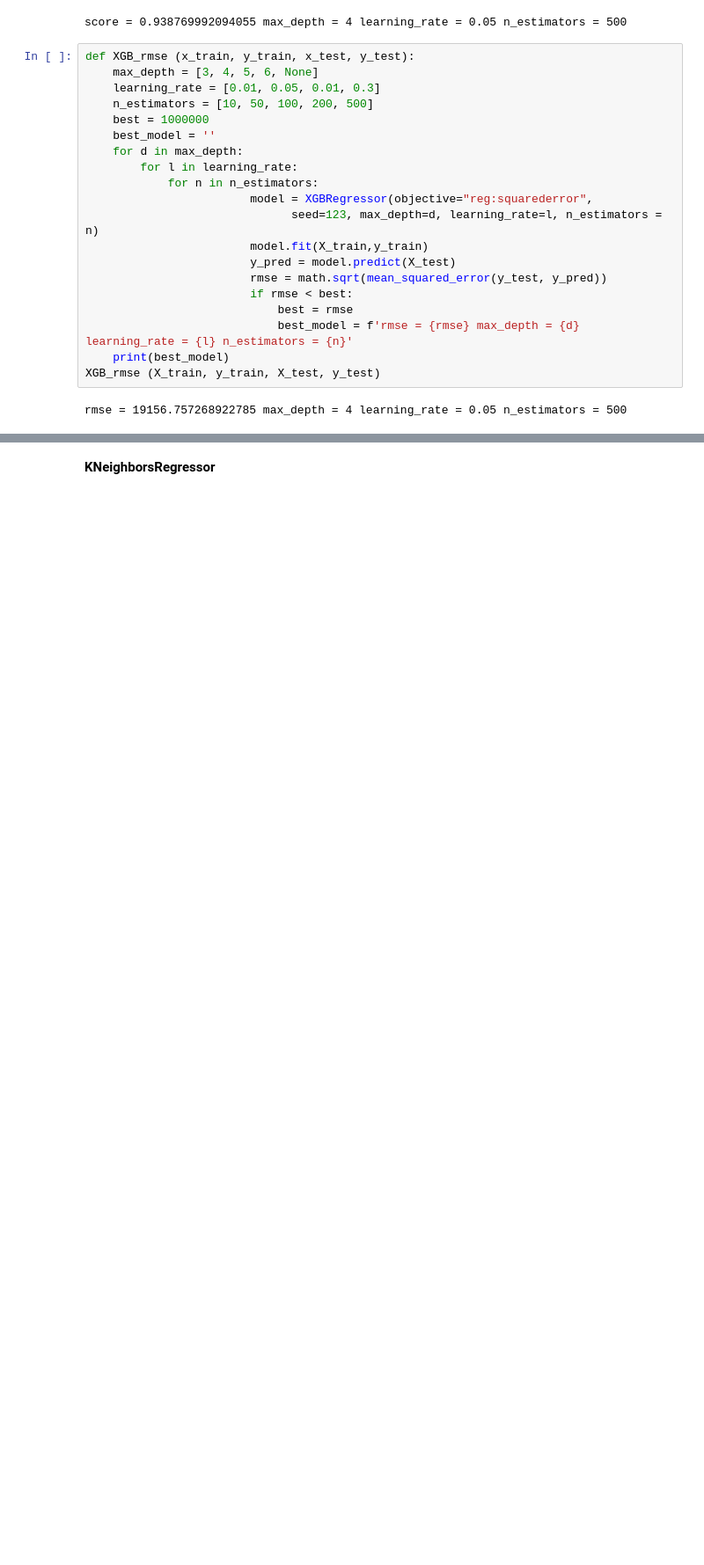
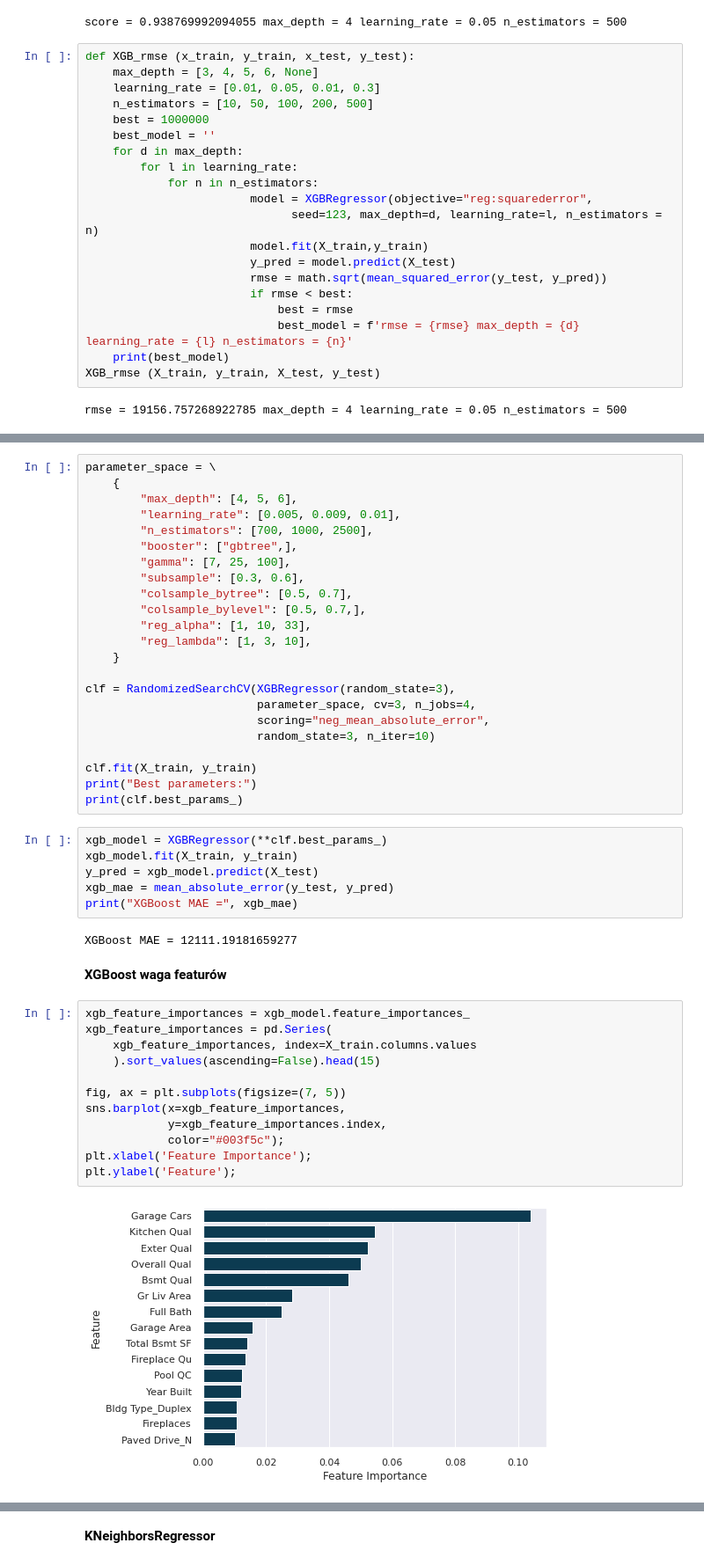
Before and after one commit to infoshareacademy/jdsz5-outdated, a Jupyter notebook: ml/merge_draft.ipynb, the cells around one changed output, grey strips where cells are left out. Shown at 88% size. Drawn from its saved outputs; the diff is of its cells as text; blank space fills up the shorter version.

Commit message:
XGboost and SVR tunning added

```diff
--- a/ml/merge_draft.ipynb
+++ b/ml/merge_draft.ipynb
@@ -613,0 +639,47 @@ rmse = 19156.757268922785 max_depth = 4 learning_rate = 0.05 n_estimators = 500
+# %%
+parameter_space = \
+    {
+        "max_depth": [4, 5, 6],
+        "learning_rate": [0.005, 0.009, 0.01],
+        "n_estimators": [700, 1000, 2500],
+        "booster": ["gbtree",],
+        "gamma": [7, 25, 100],
+        "subsample": [0.3, 0.6],
+        "colsample_bytree": [0.5, 0.7],
+        "colsample_bylevel": [0.5, 0.7,],
+        "reg_alpha": [1, 10, 33],
+        "reg_lambda": [1, 3, 10],
+    }
+
+clf = RandomizedSearchCV(XGBRegressor(random_state=3),
+                         parameter_space, cv=3, n_jobs=4,
+                         scoring="neg_mean_absolute_error",
+                         random_state=3, n_iter=10)
+
+clf.fit(X_train, y_train)
+print("Best parameters:")
+print(clf.best_params_)
+# %%
+xgb_model = XGBRegressor(**clf.best_params_)
+xgb_model.fit(X_train, y_train)
+y_pred = xgb_model.predict(X_test)
+xgb_mae = mean_absolute_error(y_test, y_pred)
+print("XGBoost MAE =", xgb_mae)
+# %% [output]
+XGBoost MAE = 12111.19181659277
+# %% [markdown]
+__XGBoost waga featurów__
+# %%
+xgb_feature_importances = xgb_model.feature_importances_
+xgb_feature_importances = pd.Series(
+    xgb_feature_importances, index=X_train.columns.values
+    ).sort_values(ascending=False).head(15)
+
+fig, ax = plt.subplots(figsize=(7, 5))
+sns.barplot(x=xgb_feature_importances,
+            y=xgb_feature_importances.index,
+            color="#003f5c");
+plt.xlabel('Feature Importance');
+plt.ylabel('Feature');
+# %% [output]
+[figure, added]
```
Also changed, not shown: parts of 22 cells of this notebook.
